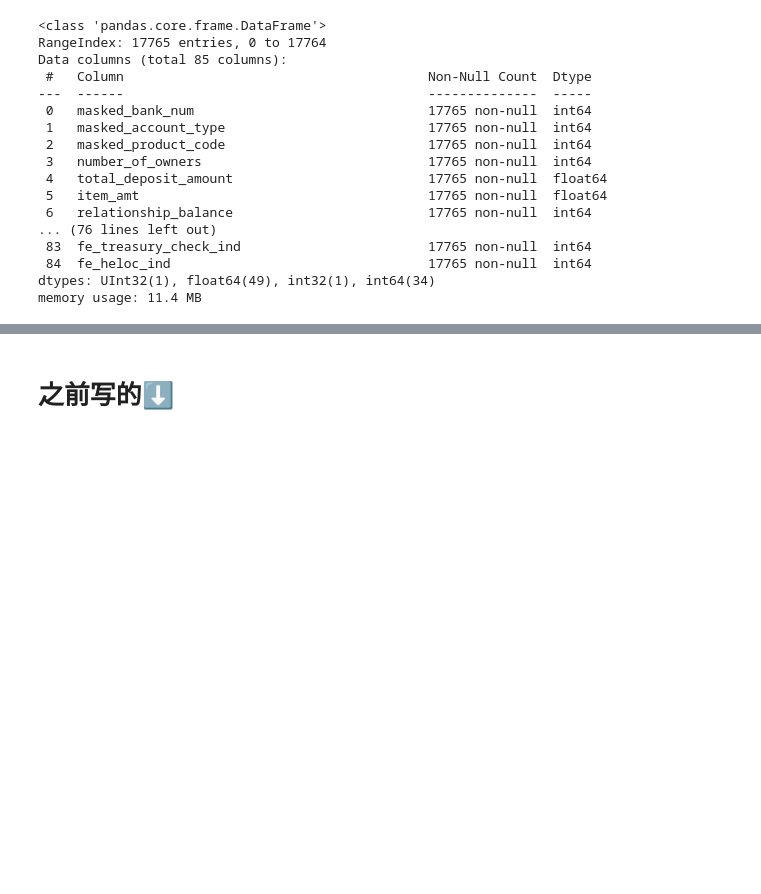
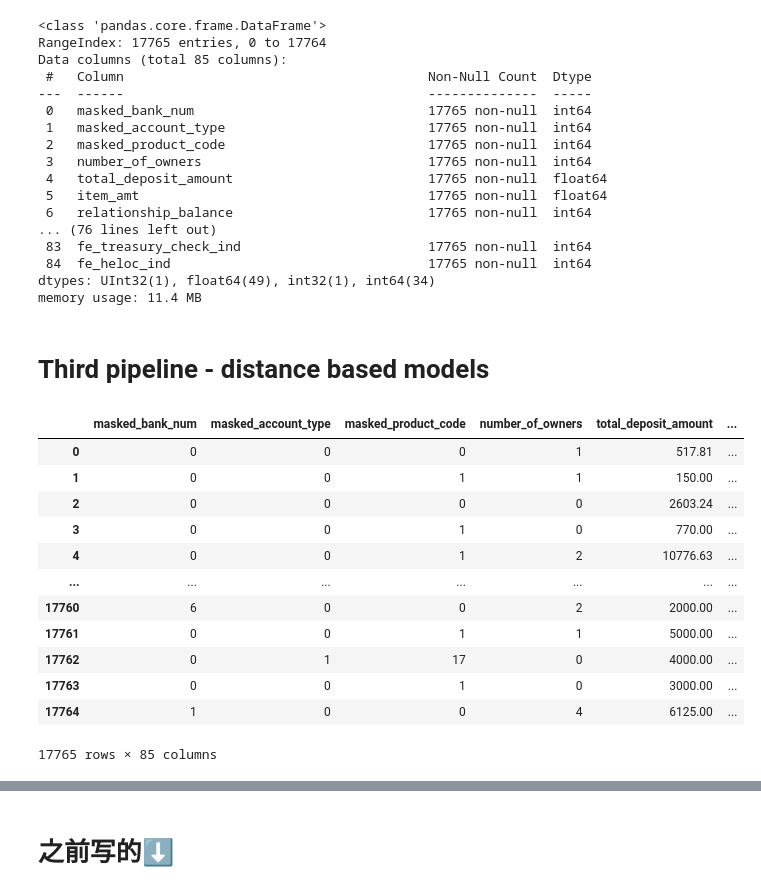
Before and after one commit to YicenYe/Citizens_Project, a Jupyter notebook: feature_engineering_all.ipynb, the cells around one changed output, grey strips where cells are left out. Cells and saved outputs as stored; diff of their text form; code cells hidden in the pictures; blank space fills up the shorter version.

```diff
--- a/feature_engineering_all.ipynb
+++ b/feature_engineering_all.ipynb
@@ -616,3 +618,23 @@ Data columns (total 85 columns):
  84  fe_heloc_ind                                 17765 non-null  int64
 dtypes: UInt32(1), float64(49), int32(1), int64(34)
 memory usage: 11.4 MB
+# %% [markdown]
+# Third pipeline - distance based models
+# %%
+df_pipeline3 = load_data()
+df_pipeline3 = tree_pipeline(df_pipeline3)
+df_pipeline3
+# %% [output]
+|  | masked_bank_num | masked_account_type | masked_product_code | number_of_owners | total_deposit_amount | ... |
+| 0 | 0 | 0 | 0 | 1 | 517.81 | ... |
+| 1 | 0 | 0 | 1 | 1 | 150.00 | ... |
+| 2 | 0 | 0 | 0 | 0 | 2603.24 | ... |
+| 3 | 0 | 0 | 1 | 0 | 770.00 | ... |
+| 4 | 0 | 0 | 1 | 2 | 10776.63 | ... |
+| ... | ... | ... | ... | ... | ... | ... |
+| 17760 | 6 | 0 | 0 | 2 | 2000.00 | ... |
+| 17761 | 0 | 0 | 1 | 1 | 5000.00 | ... |
+| 17762 | 0 | 1 | 17 | 0 | 4000.00 | ... |
+| 17763 | 0 | 0 | 1 | 0 | 3000.00 | ... |
+| 17764 | 1 | 0 | 0 | 4 | 6125.00 | ... |
+17765 rows × 85 columns
```
Also changed, not shown: parts of 9 cells of this notebook, 1 other file.
